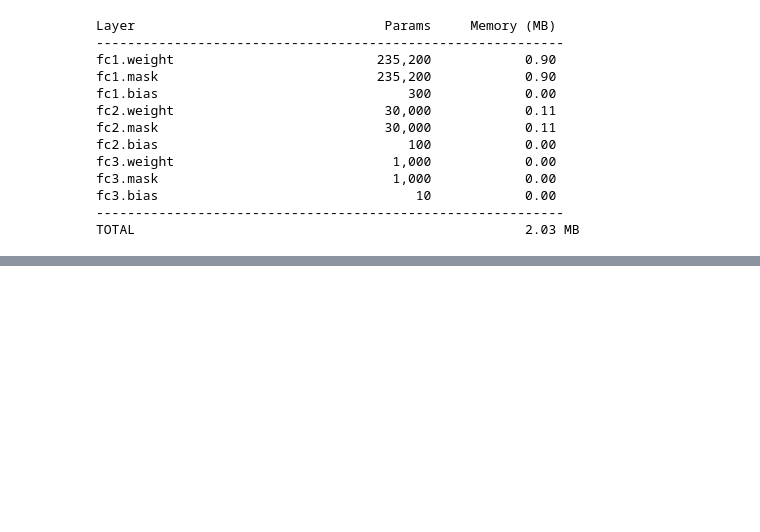
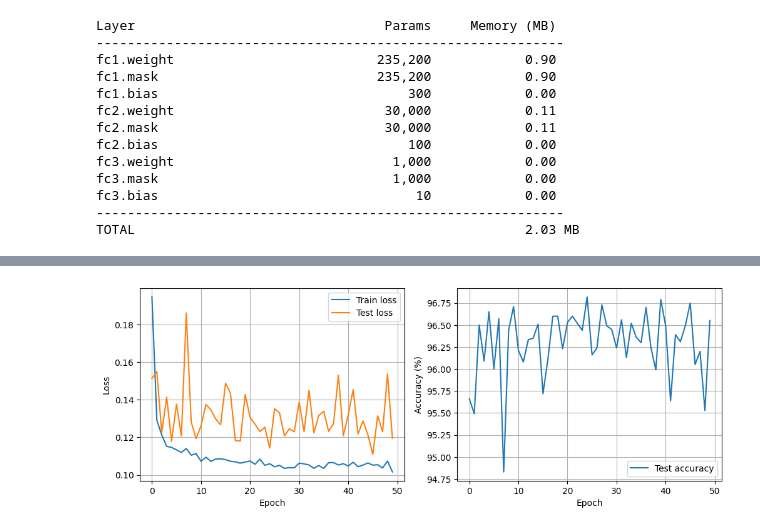
Before and after one commit to anaiisdcm/fsd311-deep-compression, a Jupyter notebook: notebooks/LeNet.ipynb, the cells around one changed output, grey strips where cells are left out. Cells and saved outputs as stored; diff of their text form; code cells hidden in the pictures; blank space fills up the shorter version.

Commit message:
Add LeNet demo notebook and saved models

```diff
--- a/notebooks/LeNet.ipynb
+++ b/notebooks/LeNet.ipynb
@@ -75,0 +148,26 @@ TOTAL                                                  2.03 MB
+# %%
+def display_loss_accuracy(training_data_path):
+    training_data_mini = np.load(training_data_path)
+    train_losses = training_data_mini['train_losses']
+    test_losses = training_data_mini['test_losses']
+    accs = training_data_mini['accs']
+
+    plt.figure(figsize=(12,4))
+
+    plt.subplot(1,2,1)
+    plt.plot(train_losses, label='Train loss')
+    plt.plot(test_losses, label='Test loss')
+    plt.xlabel('Epoch')
+    plt.ylabel('Loss')
+    plt.legend()
+    plt.grid(True)
+
+    plt.subplot(1,2,2)
+    plt.plot(accs, label='Test accuracy')
+    plt.xlabel('Epoch')
+    plt.ylabel('Accuracy (%)')
+    plt.legend()
+    plt.grid(True)
+
+    # plt.savefig('../img/training_curves.png', dpi=300)  # high quality
+    plt.show()
@@ -75,0 +180,5 @@ TOTAL                                                  2.03 MB
+# %%
+model_pruned_training_data_path = '../saves/training_data_lenet_pruned.npz'
+display_loss_accuracy(model_pruned_training_data_path)
+# %% [output]
+[figure, added]
```
Also changed, not shown: parts of 32 cells of this notebook, 39 other files.
